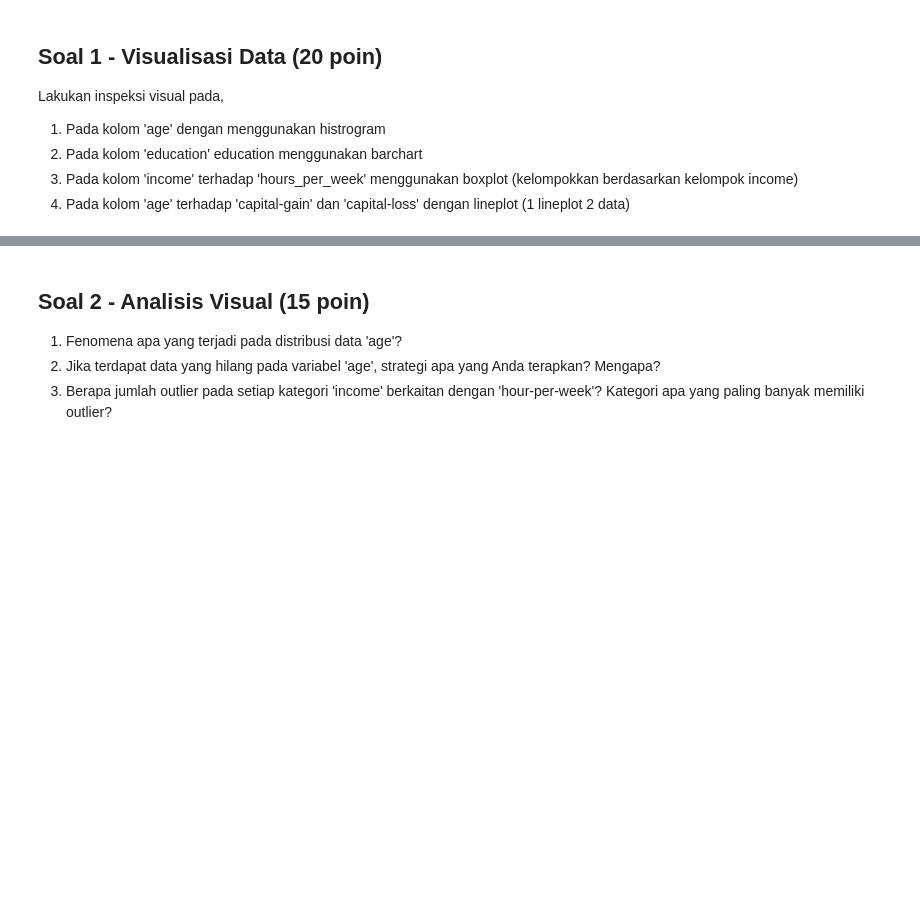
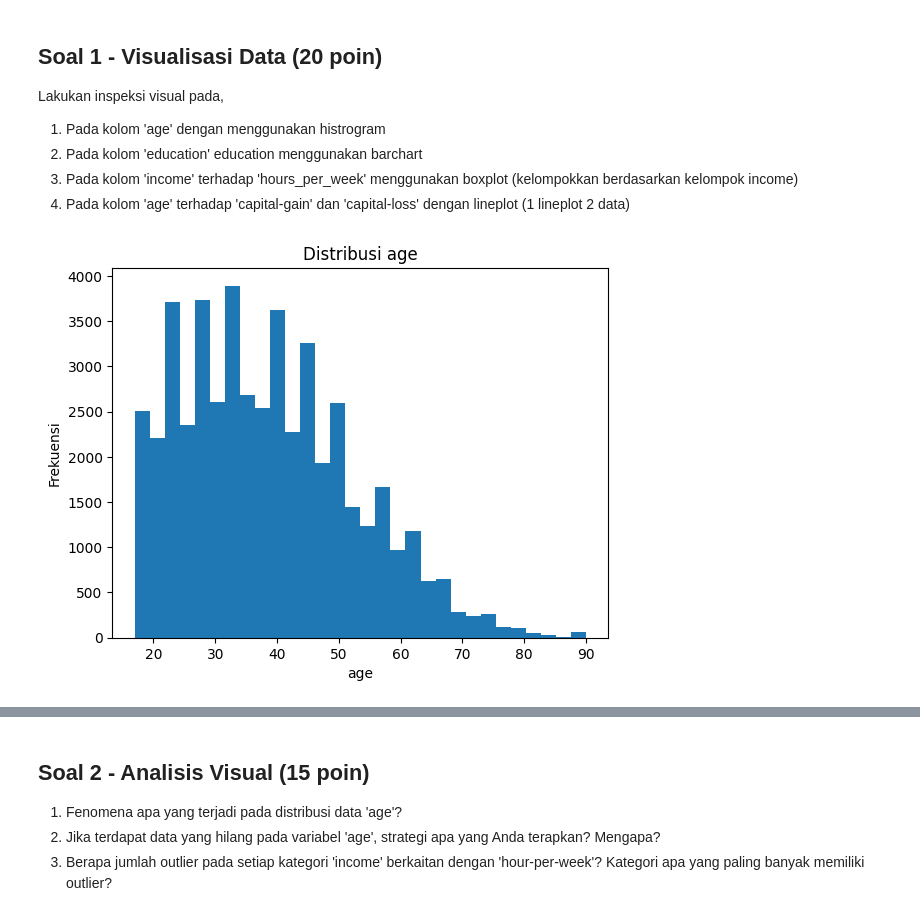
Before and after one commit to trisskmasarahh/Machine-Learning_Ganjil_2025, a Jupyter notebook: Sarah_SOAL_KUIS1_ML.ipynb, the cells around one changed output, grey strips where cells are left out. Saved outputs shown, nothing was run; the diff lists cells and outputs as text; code cells hidden in the pictures; blank space fills up the shorter version.

```diff
--- a/Sarah_SOAL_KUIS1_ML.ipynb
+++ b/Sarah_SOAL_KUIS1_ML.ipynb
@@ -84,0 +100,13 @@ adult_income.metadata
+# %%
+# Jawab Soal 2
+# Kerjakan pada cell ini
+# Anda diperbolehkan menambah cell jika diperlukan
+
+# workclass - mode
+df['workclass'].fillna(value=str(df['workclass'].mode()[0]), inplace=True)
+
+# occupation - mode
+df['occupation'].fillna(value=str(df['occupation'].mode()[0]), inplace=True)
+
+# native-country - mode
+df['native-country'].fillna(value=str(df['native-country'].mode()[0]), inplace=True)
@@ -108,0 +226,12 @@ Lakukan inspeksi visual pada,
+# %%
+# Jawab 1.1 - Histrogram
+
+num_cols = ['age']
+for col in num_cols:
+    plt.figure()
+    plt.hist(df[col], bins=30)
+    plt.title(f'Distribusi {col}')
+    plt.xlabel(col); plt.ylabel('Frekuensi')
+    plt.show()
+# %% [output]
+[figure, added]
```
Also changed, not shown: parts of 25 cells of this notebook.
